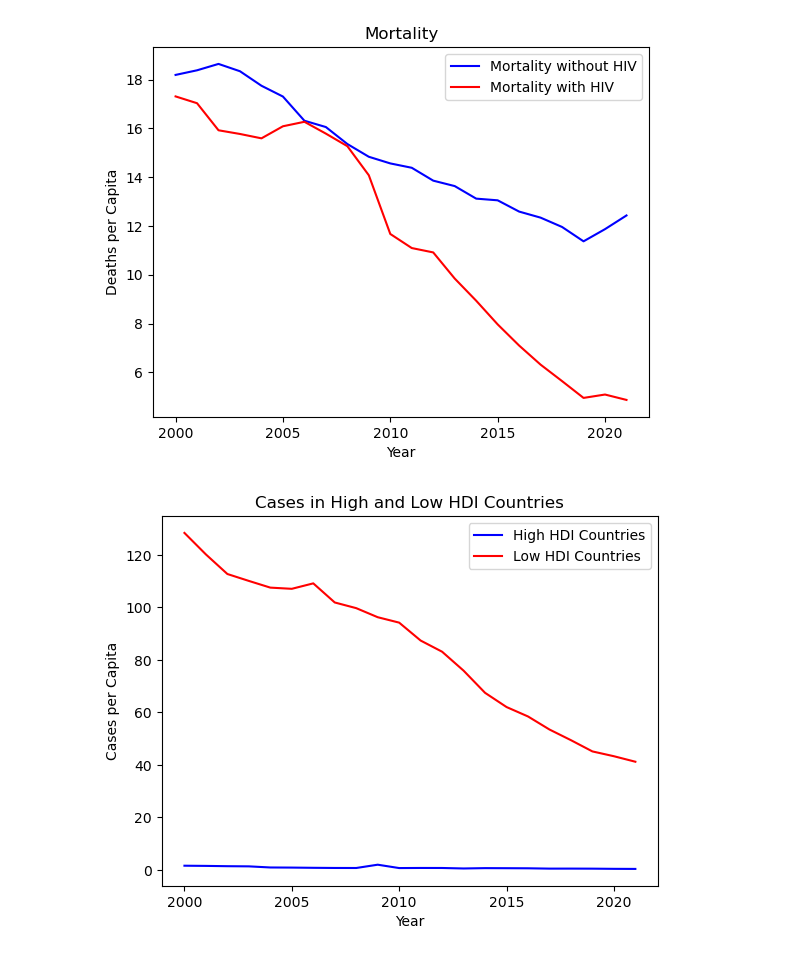
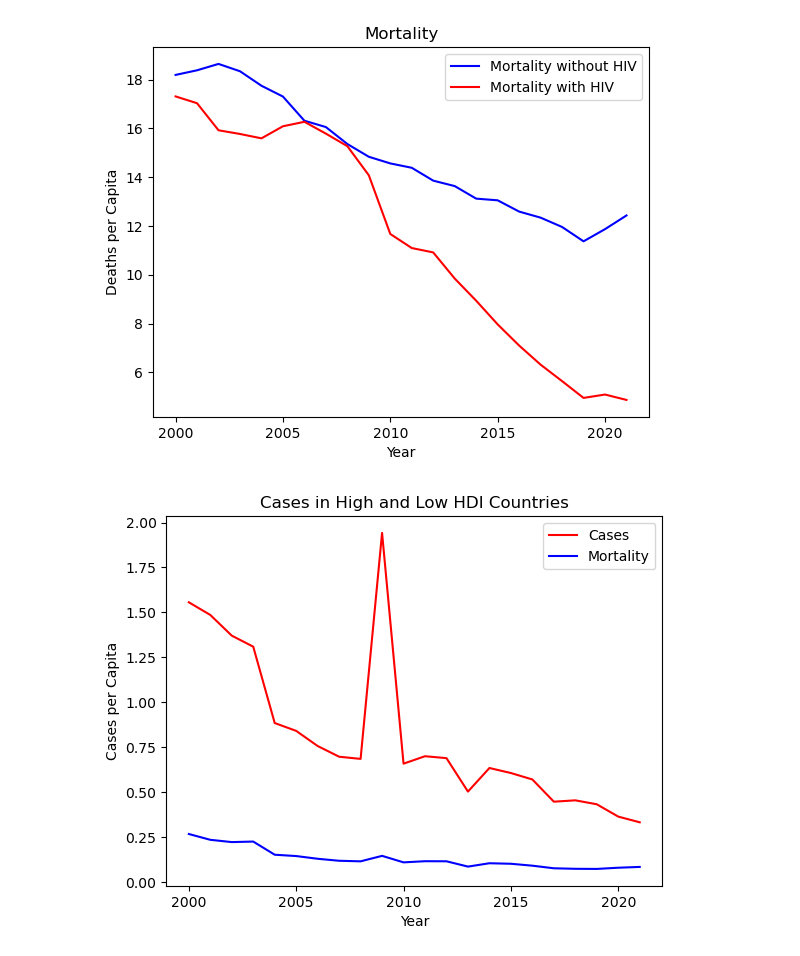
Before and after one commit to SamSchultz-bit/TB-Project, a Jupyter notebook: working_TB.ipynb, the cells around one changed output. Saved outputs shown, nothing was run; the diff lists cells and outputs as text; code cells hidden in the pictures.

Commit message:
final plots

```diff
--- a/working_TB.ipynb
+++ b/working_TB.ipynb
@@ -180,14 +180,14 @@ plt.show()
 # %% [output]
 [figure]
 # %%
-# Plot cases with HIV & TB by year for High and Low HDI countries
-high, = plt.plot(high_by_year_df['Year'], high_by_year_df['Cases -HIV & TB per Cap.'], color="blue", label='High HDI Countries')
-low, = plt.plot(low_by_year_df['Year'], low_by_year_df['Cases -HIV & TB per Cap.'], color="red", label='Low HDI Countries')
-plt.legend(handles=[high, low], loc="best")
+# High HDI Countries Cases and Mortality
+high, = plt.plot(high_by_year_df['Year'], high_by_year_df['Cases -HIV & TB per Cap.'], color="red", label='Cases')
+high_cases, = plt.plot(high_by_year_df['Year'], high_by_year_df['Mortality - HIV & TB incident per Cap.'], color="blue", label='Mortality')
+plt.legend(handles=[high, high_cases], loc="best")
 plt.title("Cases in High and Low HDI Countries")
 plt.xlabel("Year")
 plt.ylabel("Cases per Capita")
 plt.show()
 # %% [output]
-[figure, old version]
+[figure, new version]
 # %%
```
Also changed, not shown: parts of 1 cell of this notebook.
